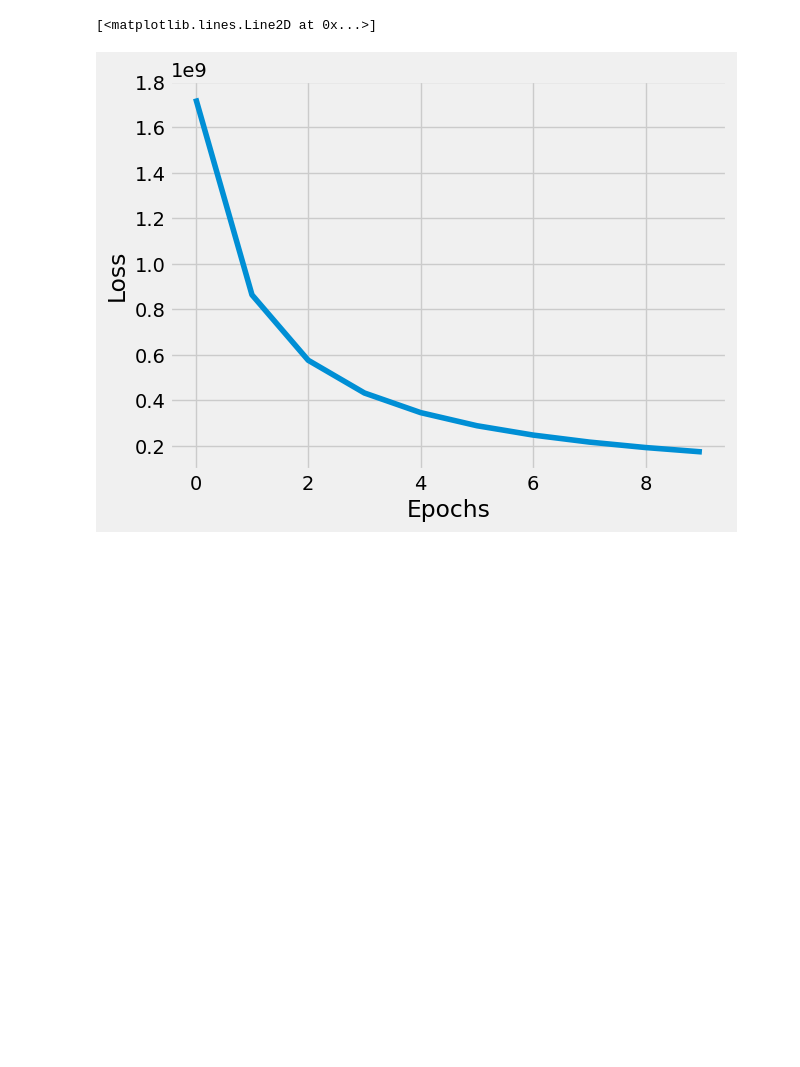
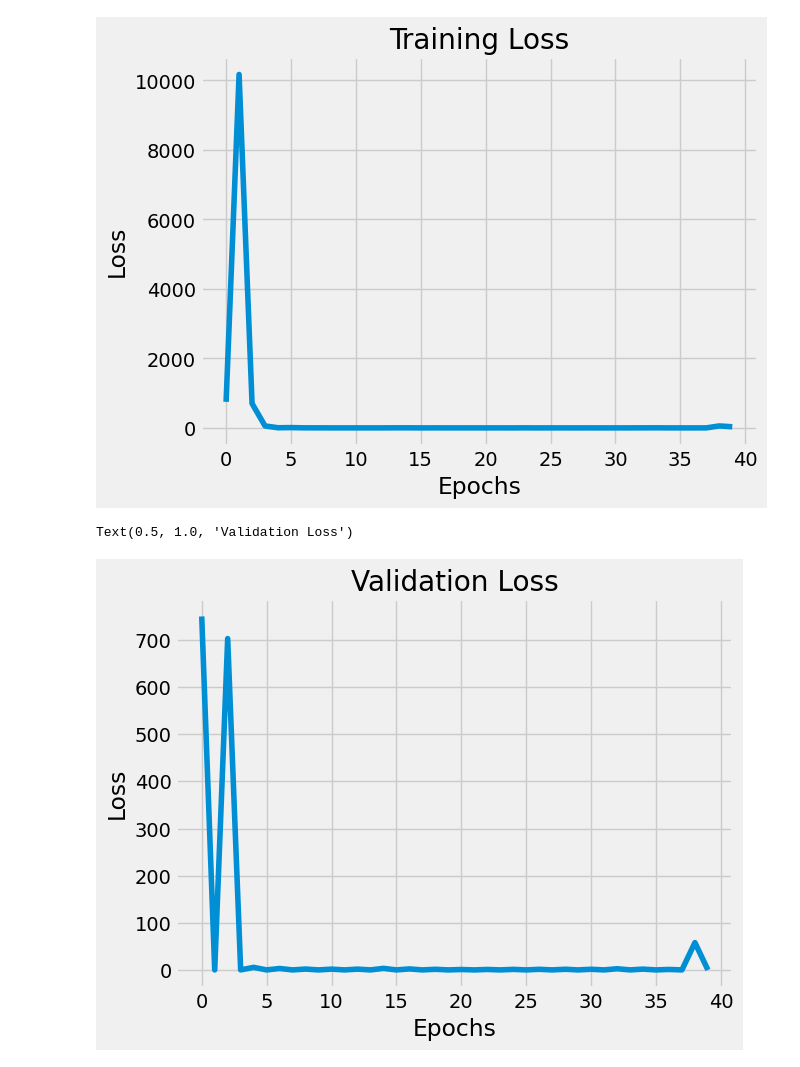
Before and after one commit to Zuzanna-Zielinska/AI_hakaton, a Jupyter notebook: zad1/model2.ipynb, the cells around one changed output. Drawn from its saved outputs; the diff is of its cells as text; code cells hidden in the pictures; blank space fills up the shorter version.

```diff
--- a/zad1/model2.ipynb
+++ b/zad1/model2.ipynb
@@ -33,6 +26,4 @@ dataset = pd.read_pickle(path_to_data + "data3.pck")
 # %%
-
-
 
 dataset2 = []
 
@@ -48,13 +39,13 @@ for i in range(length):
         # print(type(image[0]))
         image = cv2.cvtColor(image, cv2.COLOR_GRAY2RGB)
         # print(image.shape)
-    image.astype(np.float32)
+    # image.astype(np.float32)
     #convert to tensor
     image = torch.from_numpy(image)
 
     image = image.to(torch.float32) / 255
     label = dataset['output'][i]
+    # el = [image.reshape(3*32*32), label.astype(np.float32)]
     el = [image.reshape(3*32*32), label.astype(np.float32)]
     dataset2.append(el)
-    # print(image.shape)
-    # print(image.reshape(3*32*32).shape)
+    # print(image)
@@ -83,0 +52,13 @@ for i in range(length):
+# %%
+dataset2[:80][0][0].shape
+dataset2[:80][0][1].shape
+
+val_split = 0.1
+train_size = len(dataset2)
+split = int(np.floor(val_split * train_size))
+split
+train_data = dataset2[split:]
+val_data = dataset2[:split]
+
+print(train_data[:80][0][0].shape)
+train_data[:80][0][1].shape
@@ -84,7 +68,13 @@ for i in range(length):
 # %%
-loader = torch.utils.data.DataLoader(dataset = dataset2,
+t_loader = torch.utils.data.DataLoader(dataset = train_data,
                                      batch_size = 32,
                                      shuffle = True)
+
+v_loader = torch.utils.data.DataLoader(dataset = val_data,
+                                     batch_size = 32,
+                                     shuffle = True)
+
+dataloaders = {'train': t_loader, 'val': v_loader}
 # %%
 class AE(torch.nn.Module):
     def __init__(self):
@@ -208,14 +211,30 @@ Bach 31 of 32
+# %%
+for i in range(len(v_all_losses)):
+    # print(v_all_losses[i])
+    # print(type(v_all_losses[i]))
+    if not v_all_losses[i] > 0.5:
+        v_all_losses[i] = 0
 # %%
 
 # Defining the Plot Style
 plt.style.use('fivethirtyeight')
 plt.xlabel('Epochs')
 plt.ylabel('Loss')
+# plt.loglog(all_losses)
 # losses2 = np.array(losses2)
 
 # Plotting the last 100 values
 plt.plot(all_losses)
+plt.title('Training Loss')
 # losses
+plt.show()
+
+plt.xlabel('Epochs')
+plt.ylabel('Loss')
+plt.plot(v_all_losses)
+plt.title('Validation Loss')
+# plt.axis([0, 10, 0, 1000000000])
 # %% [output]
+[figure, new version]
-[<matplotlib.lines.Line2D at 0x...>]
+Text(0.5, 1.0, 'Validation Loss')
-[figure, old version]
+[figure, added]
```
Also changed, not shown: parts of 9 cells of this notebook, 10 other files.
